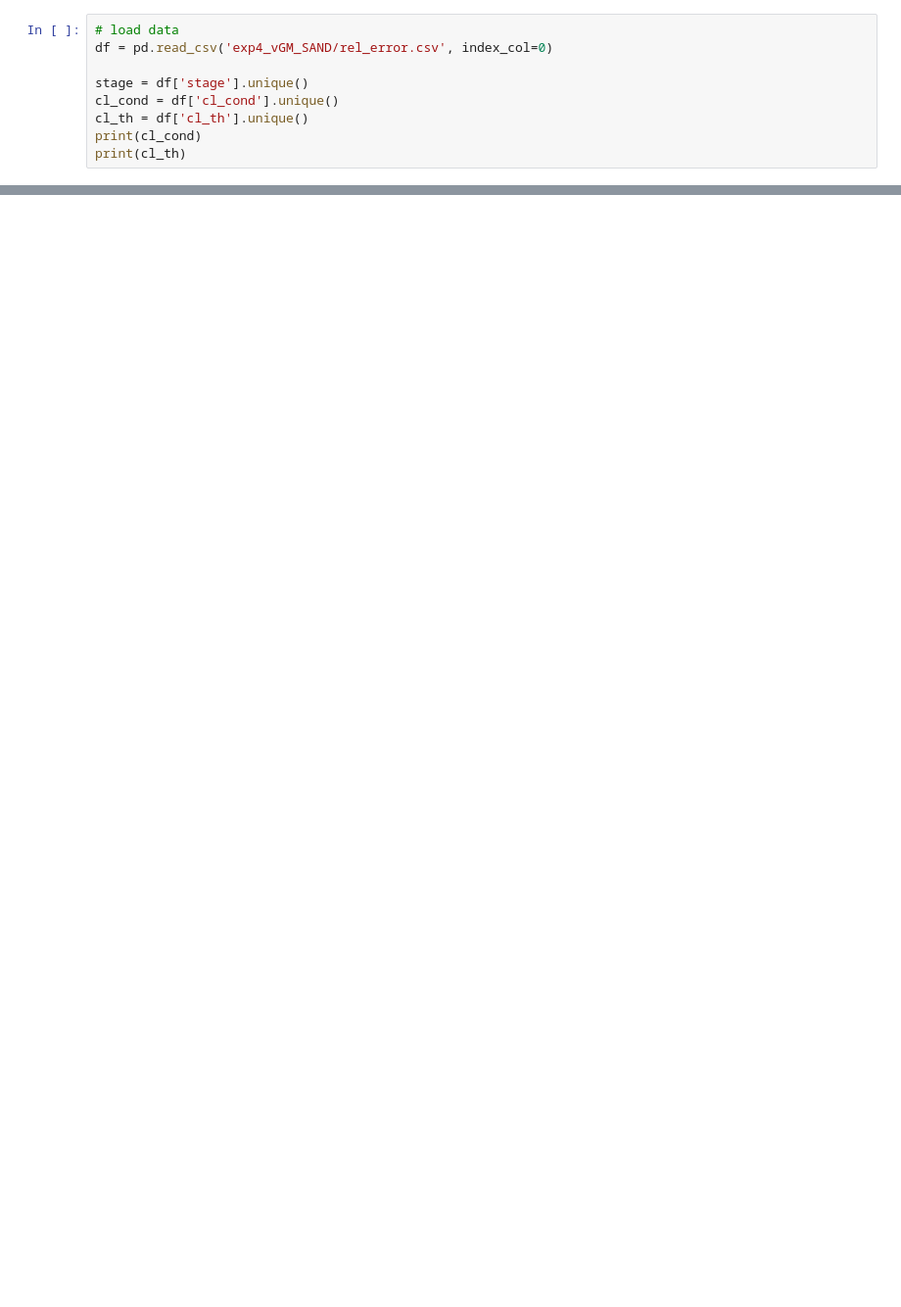
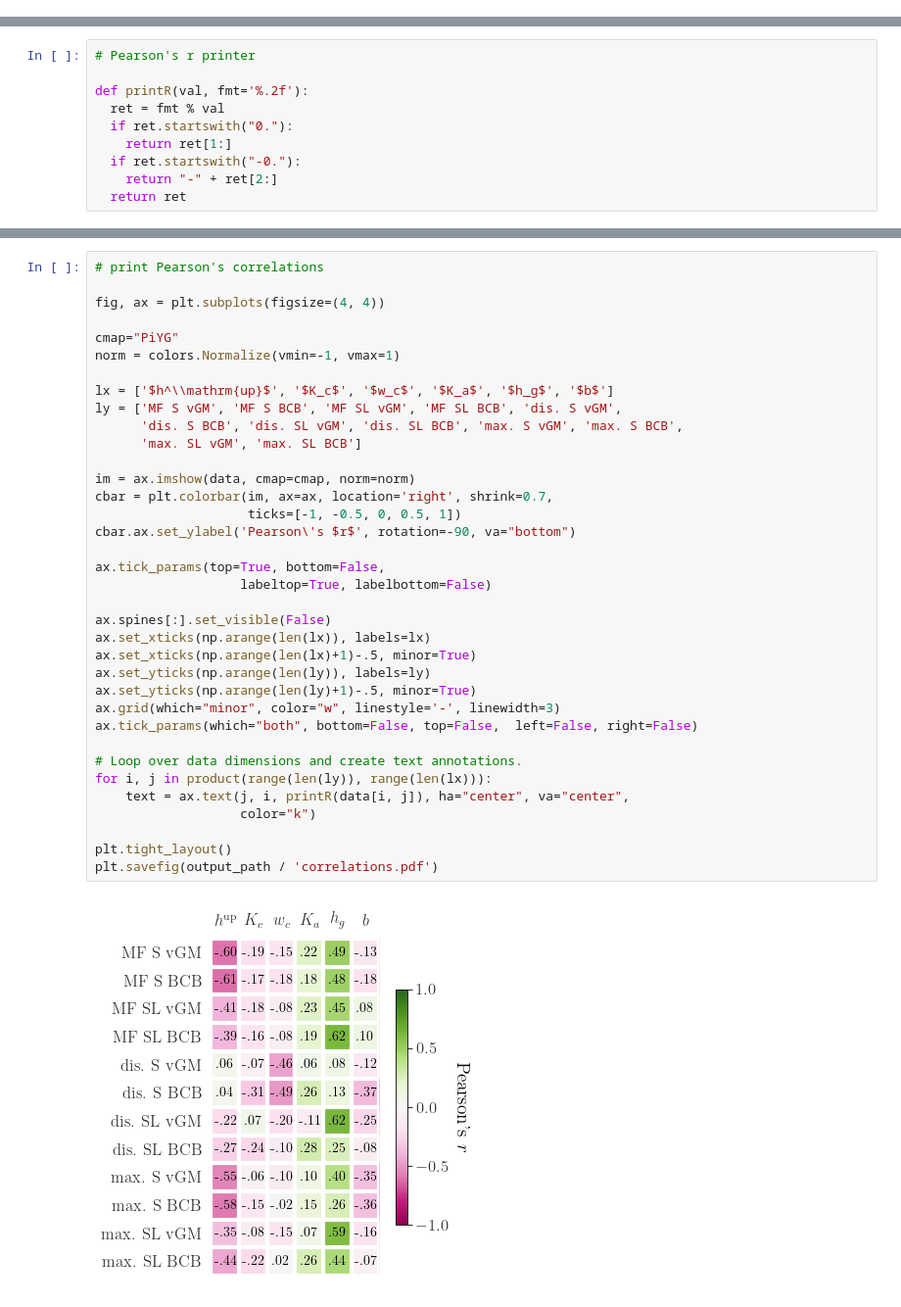
Before and after one commit to jpaccolat/seepage, a Jupyter notebook: exp4.ipynb, the cells around one changed output, grey strips where cells are left out. Shown at 98% size. Saved outputs shown, nothing was run; the diff lists cells and outputs as text; blank space fills up the shorter version.

```diff
--- a/exp4.ipynb
+++ b/exp4.ipynb
@@ -27,9 +23,0 @@ c_mf = "#14b7ccff"
-# %%
-# load data
-df = pd.read_csv('exp4_vGM_SAND/rel_error.csv', index_col=0)
-
-stage = df['stage'].unique()
-cl_cond = df['cl_cond'].unique()
-cl_th = df['cl_th'].unique()
-print(cl_cond)
-print(cl_th)
@@ -92,0 +193,10 @@ plt.tight_layout()
+# %%
+# Pearson's r printer
+
+def printR(val, fmt='%.2f'):
+  ret = fmt % val
+  if ret.startswith("0."):
+    return ret[1:]
+  if ret.startswith("-0."):
+    return "-" + ret[2:]
+  return ret
@@ -92,0 +229,38 @@ plt.tight_layout()
+# %%
+# print Pearson's correlations
+
+fig, ax = plt.subplots(figsize=(4, 4))
+
+cmap="PiYG"
+norm = colors.Normalize(vmin=-1, vmax=1)
+
+lx = ['$h^\\mathrm{up}$', '$K_c$', '$w_c$', '$K_a$', '$h_g$', '$b$']
+ly = ['MF S vGM', 'MF S BCB', 'MF SL vGM', 'MF SL BCB', 'dis. S vGM',
+      'dis. S BCB', 'dis. SL vGM', 'dis. SL BCB', 'max. S vGM', 'max. S BCB',
+      'max. SL vGM', 'max. SL BCB']
+
+im = ax.imshow(data, cmap=cmap, norm=norm)
+cbar = plt.colorbar(im, ax=ax, location='right', shrink=0.7,
+                    ticks=[-1, -0.5, 0, 0.5, 1])
+cbar.ax.set_ylabel('Pearson\'s $r$', rotation=-90, va="bottom")
+
+ax.tick_params(top=True, bottom=False,
+                   labeltop=True, labelbottom=False)
+
+ax.spines[:].set_visible(False)
+ax.set_xticks(np.arange(len(lx)), labels=lx)
+ax.set_xticks(np.arange(len(lx)+1)-.5, minor=True)
+ax.set_yticks(np.arange(len(ly)), labels=ly)
+ax.set_yticks(np.arange(len(ly)+1)-.5, minor=True)
+ax.grid(which="minor", color="w", linestyle='-', linewidth=3)
+ax.tick_params(which="both", bottom=False, top=False,  left=False, right=False)
+
+# Loop over data dimensions and create text annotations.
+for i, j in product(range(len(ly)), range(len(lx))):
+    text = ax.text(j, i, printR(data[i, j]), ha="center", va="center",
+                   color="k")
+
+plt.tight_layout()
+plt.savefig(output_path / 'correlations.pdf')
+# %% [output]
+[figure, added]
```
Also changed, not shown: parts of 13 cells of this notebook, 11 other files.
